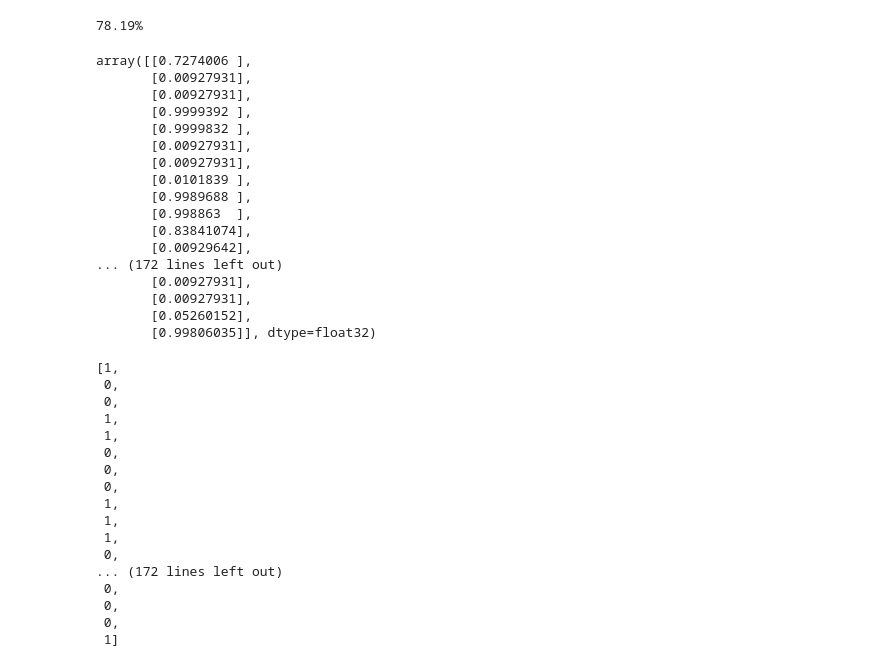
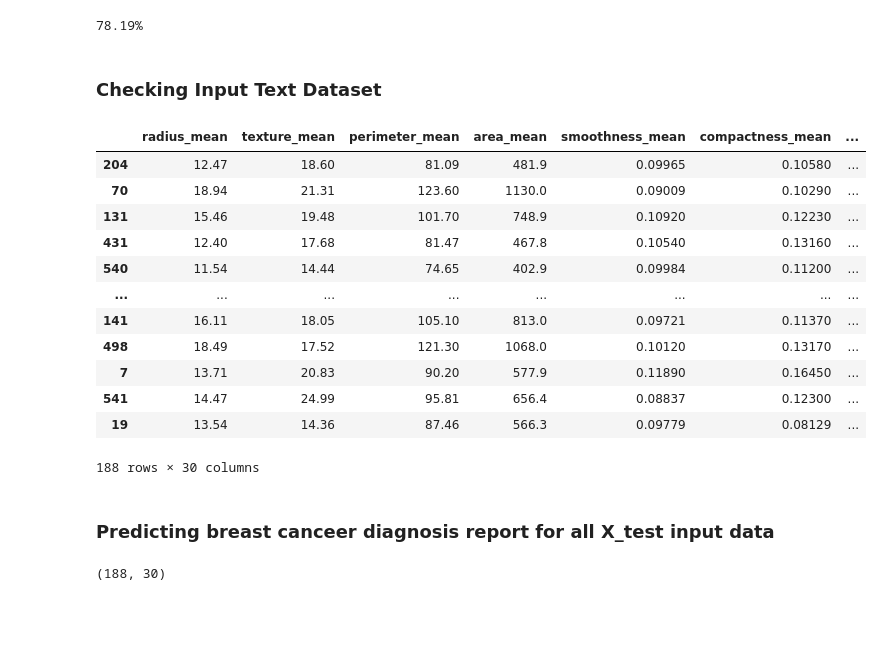
Before and after one commit to abidshafee/DataScienceYouTubeTutorials, a Jupyter notebook: ConvertingCategoricalvariables.ipynb, the cells around one changed output. Saved outputs shown, nothing was run; the diff lists cells and outputs as text; code cells hidden in the pictures; blank space fills up the shorter version.

```diff
--- a/ConvertingCategoricalvariables.ipynb
+++ b/ConvertingCategoricalvariables.ipynb
@@ -355,27 +400,27 @@ Epoch 100/100
 print(str(100-(0.2181*100)) + '%')
 # %% [output]
 78.19%
+# %% [markdown]
+### Checking Input Text Dataset
+# %%
+X_test
+# %% [output]
+|  | radius_mean | texture_mean | perimeter_mean | area_mean | smoothness_mean | compactness_mean | ... |
+| 204 | 12.47 | 18.60 | 81.09 | 481.9 | 0.09965 | 0.10580 | ... |
+| 70 | 18.94 | 21.31 | 123.60 | 1130.0 | 0.09009 | 0.10290 | ... |
+| 131 | 15.46 | 19.48 | 101.70 | 748.9 | 0.10920 | 0.12230 | ... |
+| 431 | 12.40 | 17.68 | 81.47 | 467.8 | 0.10540 | 0.13160 | ... |
+| 540 | 11.54 | 14.44 | 74.65 | 402.9 | 0.09984 | 0.11200 | ... |
+| ... | ... | ... | ... | ... | ... | ... | ... |
+| 141 | 16.11 | 18.05 | 105.10 | 813.0 | 0.09721 | 0.11370 | ... |
+| 498 | 18.49 | 17.52 | 121.30 | 1068.0 | 0.10120 | 0.13170 | ... |
+| 7 | 13.71 | 20.83 | 90.20 | 577.9 | 0.11890 | 0.16450 | ... |
+| 541 | 14.47 | 24.99 | 95.81 | 656.4 | 0.08837 | 0.12300 | ... |
+| 19 | 13.54 | 14.36 | 87.46 | 566.3 | 0.09779 | 0.08129 | ... |
+188 rows × 30 columns
+# %% [markdown]
+### Predicting breast canceer diagnosis report for all X_test input data
 # %%
 prediction = Classification_Model.predict(X_test)
-# %%
-prediction
-# %% [output]
-array([[0.7274006 ],
-       [0.00927931],
-       [0.00927931],
-       [0.9999392 ],
-       [0.9999832 ],
-       [0.00927931],
-       [0.00927931],
-       [0.0101839 ],
-       [0.9989688 ],
-       [0.998863  ],
-       [0.83841074],
-       [0.00929642],
-... (172 lines left out)
-       [0.00927931],
-       [0.00927931],
-       [0.05260152],
-       [0.99806035]], dtype=float32)
 # %%
 prediction = [1 if y>0.5 else 0 for y in prediction]
@@ -382,20 +428,4 @@ prediction = [1 if y>0.5 else 0 for y in prediction]
-# %%
-prediction
-# %% [output]
-[1,
- 0,
- 0,
- 1,
- 1,
- 0,
- 0,
- 0,
- 1,
- 1,
- 1,
- 0,
-... (172 lines left out)
- 0,
- 0,
- 0,
- 1]
+# %%
+X_test.shape
+# %% [output]
+(188, 30)
```
Also changed, not shown: parts of 17 cells of this notebook.
